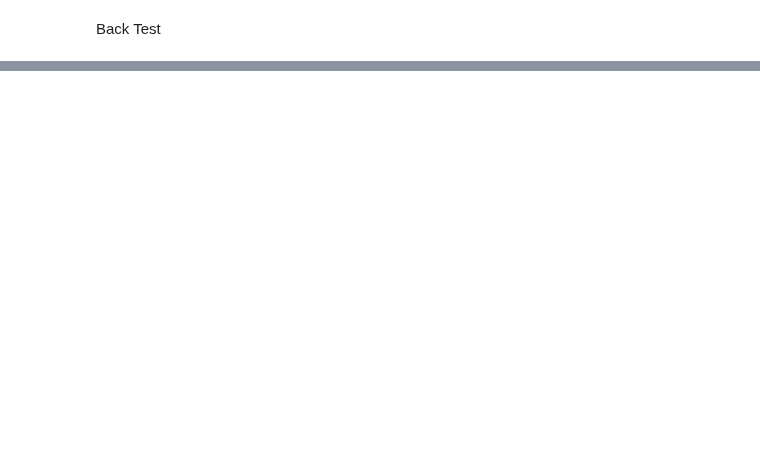
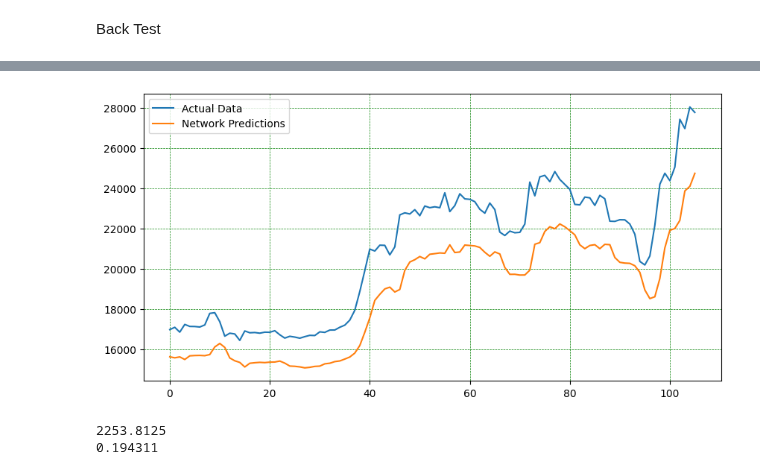
Before and after one commit to mohsenmolaei/seriesnet_based, a Jupyter notebook: seriesNet.ipynb, the cells around one changed output, grey strips where cells are left out. Cells and saved outputs as stored; diff of their text form; code cells hidden in the pictures; blank space fills up the shorter version.

```diff
--- a/seriesNet.ipynb
+++ b/seriesNet.ipynb
@@ -626,3 +747,39 @@ plt.show()
+# %%
+plt.figure(figsize=(10,5)) #plotting
+test_predict = myModel(DataX_test, DataC_test)  # get the last sample
+test_predict = test_predict.detach().cpu().numpy()
+test_predict = MMScaler_test.inverse_transform(test_predict)
+first_day_test_predict = test_predict[:, 0]  # get the first day of the 7-day predictions
+
+test_target = Datay_test.detach().cpu().numpy()  # last sample again
+test_target = MMScaler_test.inverse_transform(test_target.flatten().reshape(1, -1))
+first_day_test_target = test_target[:, ::7]  # get the corresponding first day in true price
+
+plt.grid(color='g', linestyle='--', linewidth=0.5)
+plt.plot(first_day_test_target[0], label="Actual Data")
+plt.plot(first_day_test_predict, label="Network Predictions")
+plt.legend()
+plt.show()
+# %% [output]
+[figure, added]
+# %%
+# test_predict
+# first_day_test_target
+def RMSELoss_test(y_pred, y_true):
+  loss = np.sqrt(np.mean((y_pred - y_true)**2))
+  return loss
+
+def NRMSELoss_test(yhat,y): #NRMSE
+  return (np.sqrt(np.mean(np.square(yhat-y))))/ (np.max(y) - np.min(y))
+
+RMSELoss_res = RMSELoss_test(test_predict[:,0] ,first_day_test_target.reshape(-1) )
+print(RMSELoss_res)
+
+NRMSELoss_res = NRMSELoss_test(test_predict[:,0] ,first_day_test_target.reshape(-1) )
+print(NRMSELoss_res)
+# %% [output]
+2253.8125
+0.194311
 # %%
 # myModel
 # # Print initial weights
```
Also changed, not shown: parts of 16 cells of this notebook.
